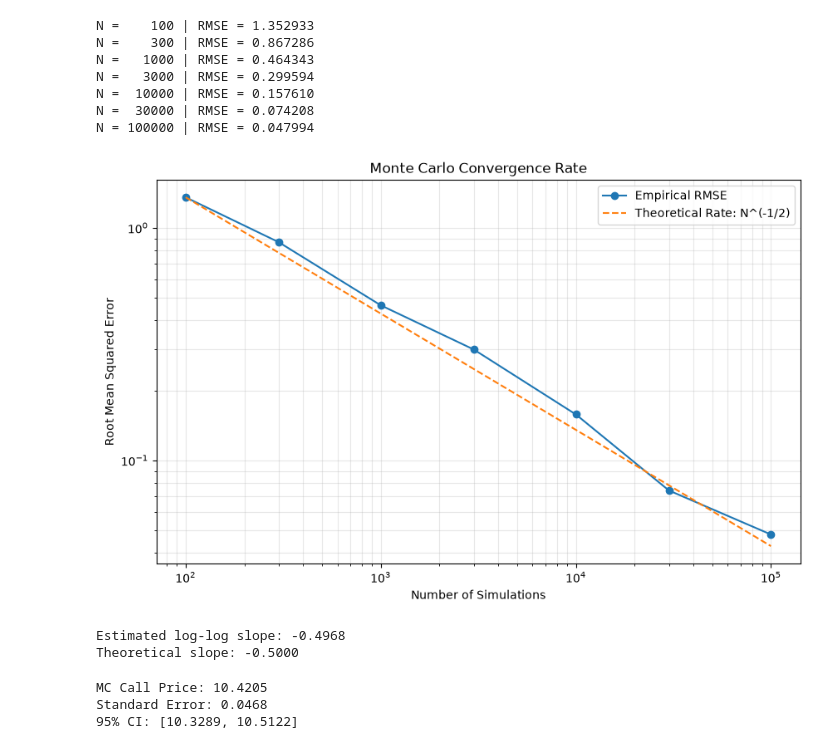
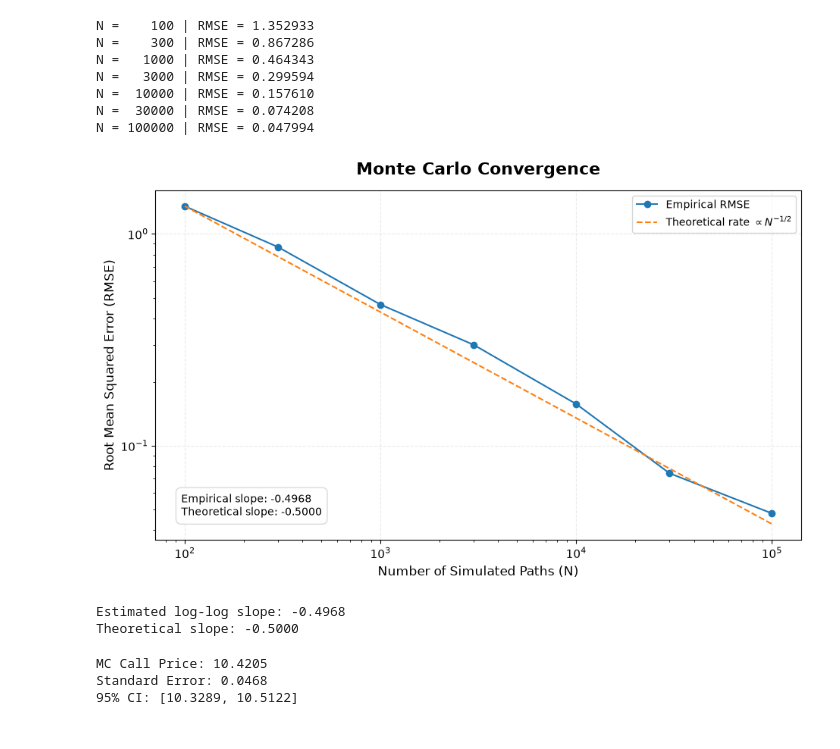
Before and after one commit to nicfan22/quant-option-pricing, a Jupyter notebook: notebooks/02_monte_carlo.ipynb, the cells around one changed output. Drawn from its saved outputs; the diff is of its cells as text; code cells hidden in the pictures.

Commit message:
Refine quantitative visualizations and notebook figures

```diff
--- a/notebooks/02_monte_carlo.ipynb
+++ b/notebooks/02_monte_carlo.ipynb
@@ -350,34 +350,118 @@ plt.loglog(
 )
 
 plt.loglog(
     N_values, theoretical_rmse,
     "--", label="Theoretical Rate: N^(-1/2)"
 )
 
 plt.xlabel("Number of Simulations")
 plt.ylabel("Root Mean Squared Error")
 plt.title("Monte Carlo Convergence Rate")
 
 
 plt.legend()
 plt.grid(True, which="both", alpha=0.3)
 
 # Save figure
 figures_path = project_root / "figures"
 figures_path.mkdir(exist_ok=True)
 
+
+# Final formatting - Monte Carlo convergence
+
+ax = plt.gca()
+fig = plt.gcf()
+
+fig.set_size_inches(9.5, 5.8)
+
+# Clean title and axis labels
+ax.set_title(
+    "Monte Carlo Convergence",
+    fontsize=16,
+    fontweight="bold",
+    pad=15
+)
+
+ax.set_xlabel(
+    "Number of Simulated Paths (N)",
+    fontsize=12
+)
+
+ax.set_ylabel(
+    "Root Mean Squared Error (RMSE)",
+    fontsize=12
+)
+
+# Maintain logarithmic scales
+ax.set_xscale("log")
+ax.set_yscale("log")
+
+# Simplify the grid
+ax.grid(False, which="both")
+ax.grid(
+    True,
+    which="major",
+    linestyle="--",
+    alpha=0.25,
+    linewidth=0.8
+)
+
+# Improve legend labels
+lines = ax.get_lines()
+
+if len(lines) >= 2:
+    lines[0].set_label("Empirical RMSE")
+    lines[1].set_label(
+        r"Theoretical rate $\propto N^{-1/2}$"
+    )
+
+ax.legend(
+    loc="upper right",
+    fontsize=10,
+    frameon=True
+)
+
+# Display convergence estimates
+annotation = (
+    f"Empirical slope: {slope:.4f}\n"
+    "Theoretical slope: -0.5000"
+)
+
+ax.text(
+    0.04, 0.06,
+    annotation,
+    transform=ax.transAxes,
+    fontsize=10,
+    verticalalignment="bottom",
+    bbox=dict(
+        boxstyle="round,pad=0.5",
+        facecolor="white",
+        edgecolor="0.85",
+        alpha=0.95
+    )
+)
+
+ax.tick_params(
+    axis="both",
+    which="major",
+    labelsize=11
+)
+
+plt.tight_layout()
+
+
 plt.savefig(
     figures_path / "monte_carlo_convergence.png",
     dpi=300,
     bbox_inches="tight"
 )
 
 plt.show()
 
 print(f"Estimated log-log slope: {slope:.4f}")
 print("Theoretical slope: -0.5000")
 # %% [output]
-[figure, old version]
+[figure, new version]
 Estimated log-log slope: -0.4968
 Theoretical slope: -0.5000
 # %%
```
Also changed, not shown: 5 other files.
